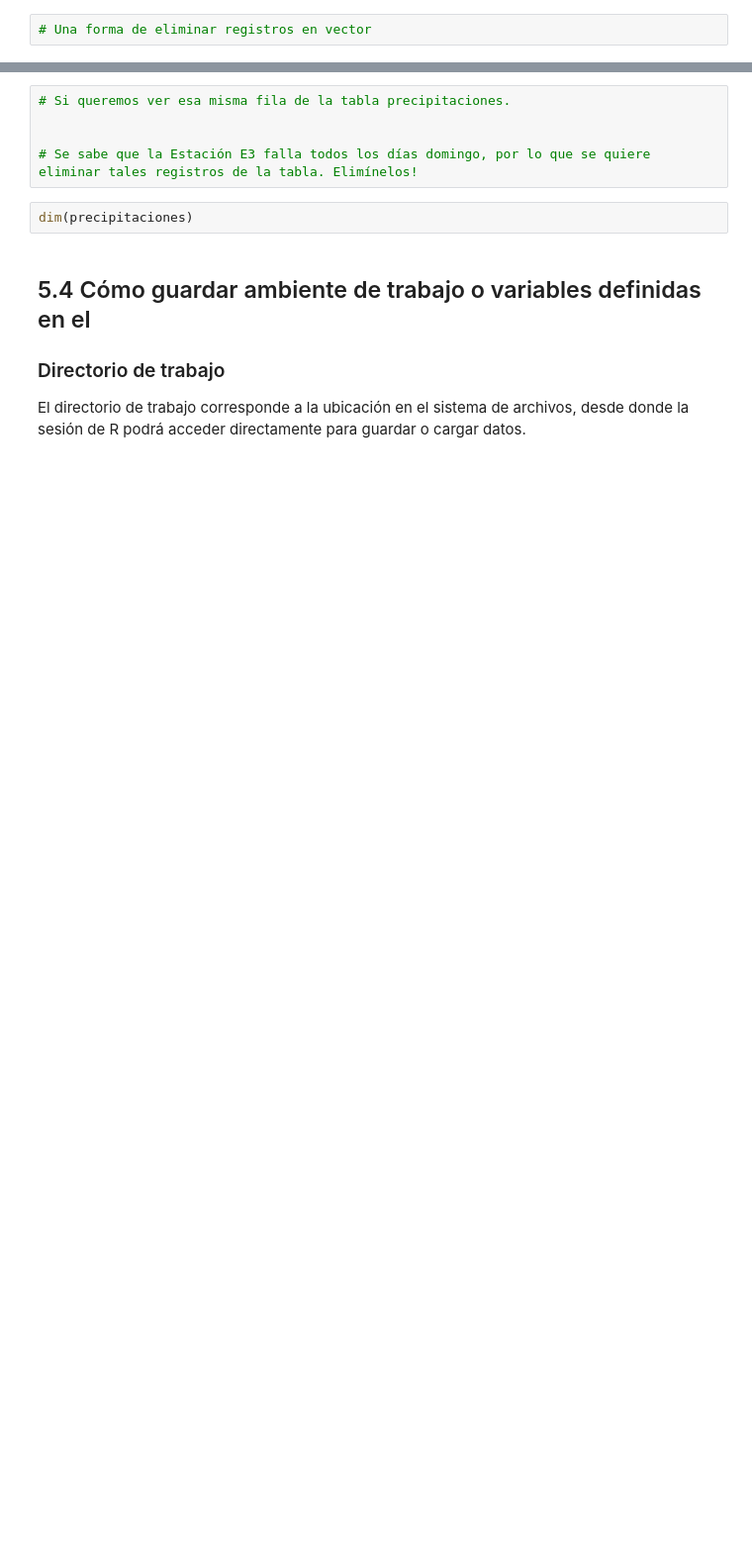
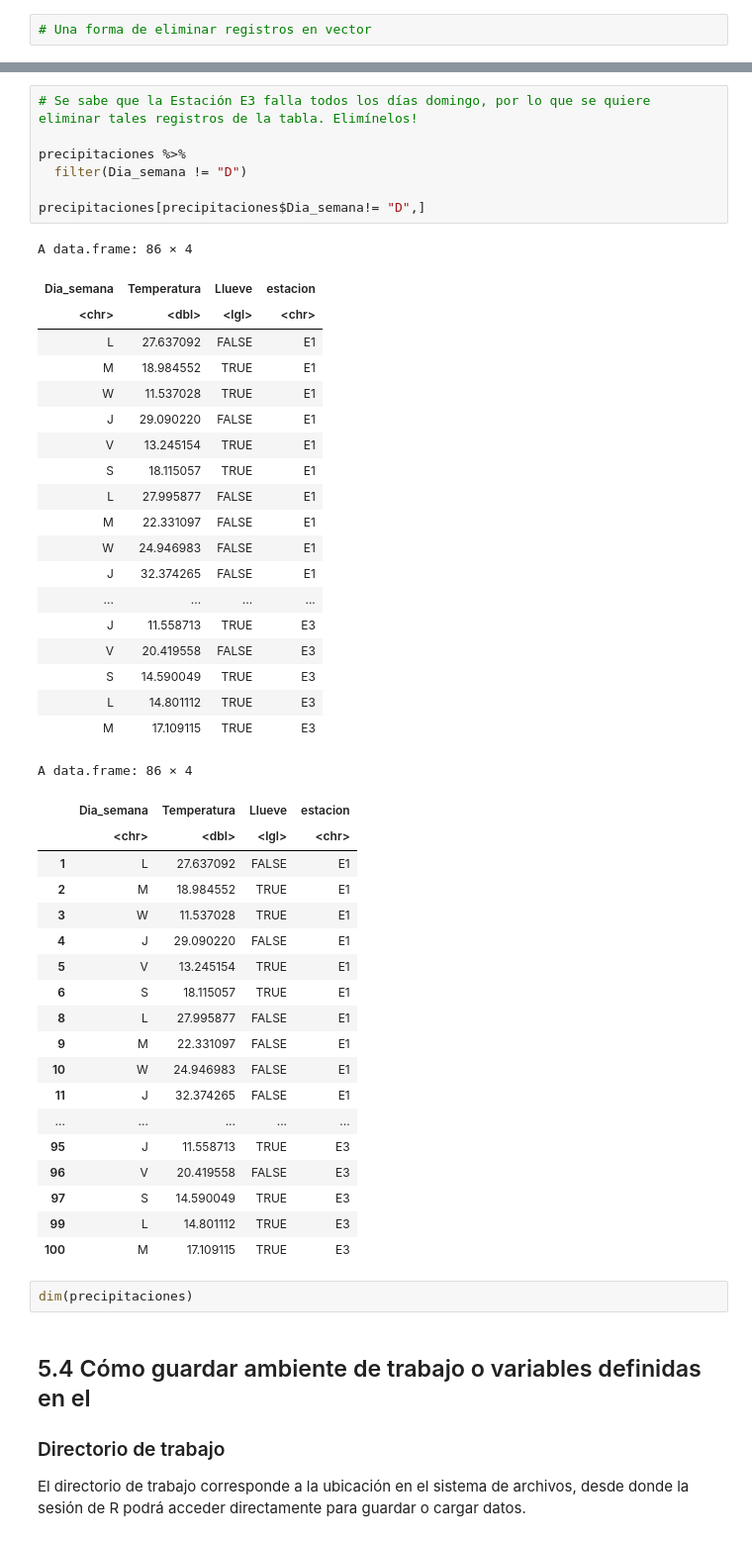
Before and after one commit to kerlesuwu/DBDC_202010_Programacion_en_R_para_ciencia_de_datos, a Jupyter notebook: Clases/Clase2/Clase_2_05_mini_taller.ipynb, the cells around one changed output, grey strips where cells are left out. Shown: that part at 99% size. Saved outputs shown, nothing was run; the diff lists cells and outputs as text; blank space fills up the shorter version.

```diff
--- a/Clases/Clase2/Clase_2_05_mini_taller.ipynb
+++ b/Clases/Clase2/Clase_2_05_mini_taller.ipynb
@@ -244,8 +280,49 @@ mean(precipitaciones$Temperatura[ !precipitaciones$Llueve ])
 # %%
-# Si queremos ver esa misma fila de la tabla precipitaciones.
+# Se sabe que la Estación E3 falla todos los días domingo, por lo que se quiere eliminar tales registros de la tabla. Elimínelos!
 
+precipitaciones %>%
+  filter(Dia_semana != "D")
 
-# Se sabe que la Estación E3 falla todos los días domingo, por lo que se quiere eliminar tales registros de la tabla. Elimínelos!
+precipitaciones[precipitaciones$Dia_semana!= "D",]
+# %% [output]
+A data.frame: 86 × 4
+| Dia_semana | Temperatura | Llueve | estacion |
+| <chr> | <dbl> | <lgl> | <chr> |
+| L | 27.637092 | FALSE | E1 |
+| M | 18.984552 | TRUE | E1 |
+| W | 11.537028 | TRUE | E1 |
+| J | 29.090220 | FALSE | E1 |
+| V | 13.245154 | TRUE | E1 |
+| S | 18.115057 | TRUE | E1 |
+| L | 27.995877 | FALSE | E1 |
+| M | 22.331097 | FALSE | E1 |
+| W | 24.946983 | FALSE | E1 |
+| J | 32.374265 | FALSE | E1 |
+| ... | ... | ... | ... |
+| J | 11.558713 | TRUE | E3 |
+| V | 20.419558 | FALSE | E3 |
+| S | 14.590049 | TRUE | E3 |
+| L | 14.801112 | TRUE | E3 |
+| M | 17.109115 | TRUE | E3 |
+A data.frame: 86 × 4
+|  | Dia_semana | Temperatura | Llueve | estacion |
+|  | <chr> | <dbl> | <lgl> | <chr> |
+| 1 | L | 27.637092 | FALSE | E1 |
+| 2 | M | 18.984552 | TRUE | E1 |
+| 3 | W | 11.537028 | TRUE | E1 |
+| 4 | J | 29.090220 | FALSE | E1 |
+| 5 | V | 13.245154 | TRUE | E1 |
+| 6 | S | 18.115057 | TRUE | E1 |
+| 8 | L | 27.995877 | FALSE | E1 |
+| 9 | M | 22.331097 | FALSE | E1 |
+| 10 | W | 24.946983 | FALSE | E1 |
+| 11 | J | 32.374265 | FALSE | E1 |
+| ... | ... | ... | ... | ... |
+| 95 | J | 11.558713 | TRUE | E3 |
+| 96 | V | 20.419558 | FALSE | E3 |
+| 97 | S | 14.590049 | TRUE | E3 |
+| 99 | L | 14.801112 | TRUE | E3 |
+| 100 | M | 17.109115 | TRUE | E3 |
 # %%
 dim(precipitaciones)
 # %% [markdown]
```
Also changed, not shown: parts of 21 cells of this notebook.
